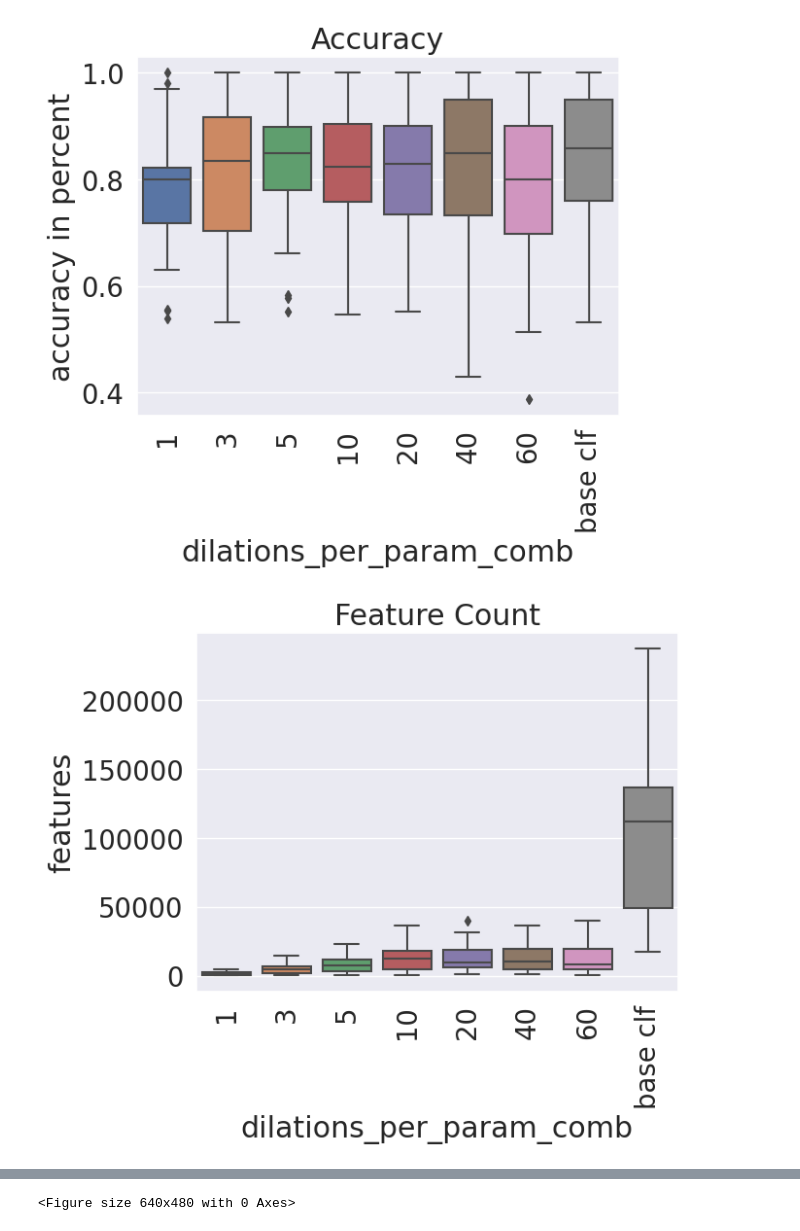
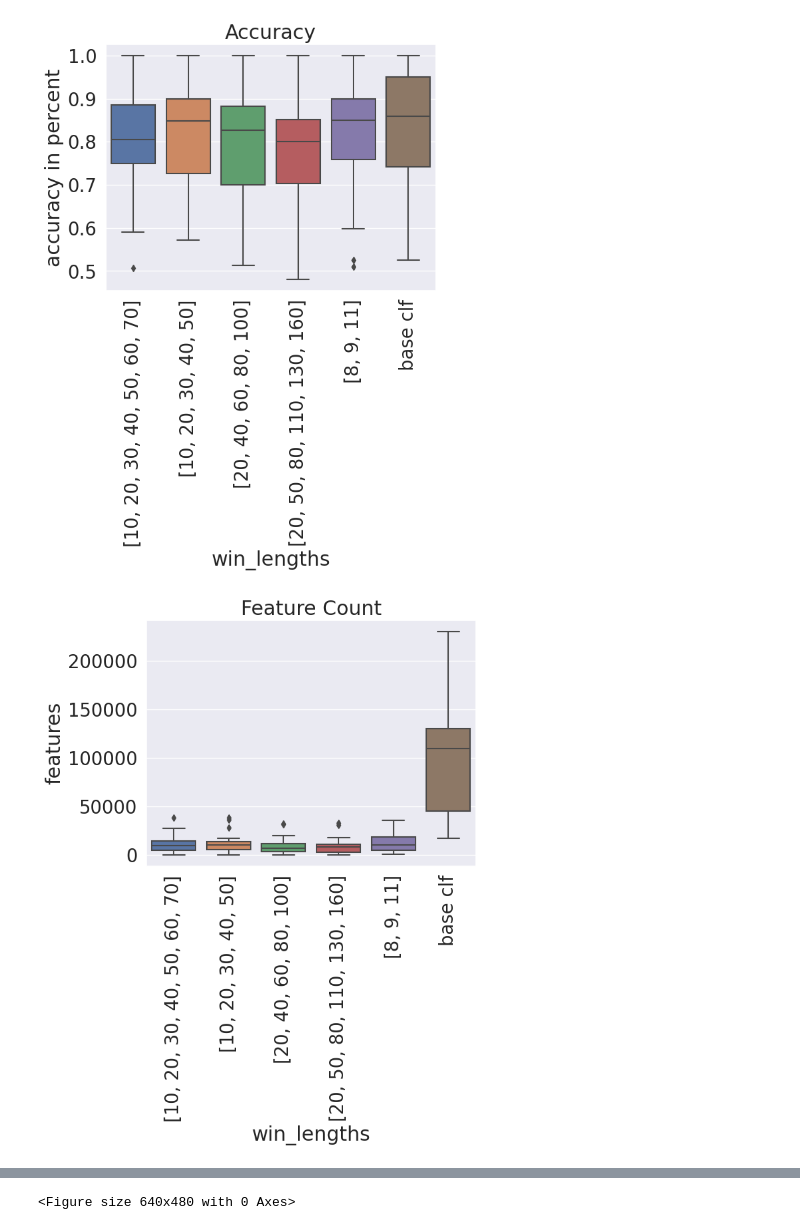
Before and after one commit to r00tk1d/dilation_evaluation, a Jupyter notebook: benchmark/visualize_from_csv.ipynb, the cells around one changed output, grey strips where cells are left out. Saved outputs shown, nothing was run; the diff lists cells and outputs as text; code cells hidden in the pictures.

Commit message:
cboss neu visualisiert

```diff
--- a/benchmark/visualize_from_csv.ipynb
+++ b/benchmark/visualize_from_csv.ipynb
@@ -1,28 +1,28 @@
 # %%
 import visualize
 import pandas as pd
 
-benchmark_name = "CBOSS_DILATION1_ROCKET_win_length" #anpassen
+benchmark_name = "CBOSS_DILATION2_win_lengths" #anpassen
 save_plots = True
-base_column = 'dilations_per_param_comb' #anpassen
+base_column = 'win_lengths' #anpassen
 
 all_results_raw = pd.read_csv("./results/" + benchmark_name + "/" + benchmark_name + ".csv", index_col=0)
-all_results_raw[base_column] = all_results_raw[base_column].astype(int) #ggf anpassen: type
-all_results_raw.sort_values(by=[base_column], inplace=True)
-all_results_raw[base_column] = all_results_raw[base_column].replace([0], 'base clf') #ggf anpassen: base clf Kennzeichnungswert ggf anpassen
+#all_results_raw[base_column] = all_results_raw[base_column].astype(int) #ggf anpassen: type
+#all_results_raw.sort_values(by=[base_column], inplace=True)
+all_results_raw[base_column] = all_results_raw[base_column].replace(["-1"], 'base clf') #ggf anpassen: base clf Kennzeichnungswert ggf anpassen
 all_results_grouped = all_results_raw.groupby(base_column, dropna = False)
 all_results = [group for _, group in all_results_grouped]
 
 visualize.boxplots(all_results, benchmark_name=benchmark_name, save_boxplots=save_plots, base_column=base_column)
 #visualize.times(all_results, benchmark_name=benchmark_name, save_boxplots=save_plots, base_column=base_column)
 
 # all_results_mean_raw = pd.read_csv("./results/" + benchmark_name + "/" + benchmark_name + "_av.csv", index_col=0)
 # all_results_mean_raw[base_column] = all_results_mean_raw[base_column].astype(int)
 # all_results_mean_raw.sort_values(by=[base_column], inplace=True)
 # all_results_mean_raw[base_column] = all_results_mean_raw[base_column].replace([-1], 'base clf')
 # all_results_mean_grouped = all_results_mean_raw.groupby(base_column, dropna = False)
 # all_results_mean = [group for _, group in all_results_mean_grouped]
 #visualize.barplots(all_results_mean, benchmark_name=benchmark_name, save_barcharts=save_plots, base_column=base_column)
 # %% [output]
-[figure, old version]
+[figure, new version]
-[figure, old version]
+[figure, new version]
```
Also changed, not shown: parts of 1 cell of this notebook, 13 other files.
